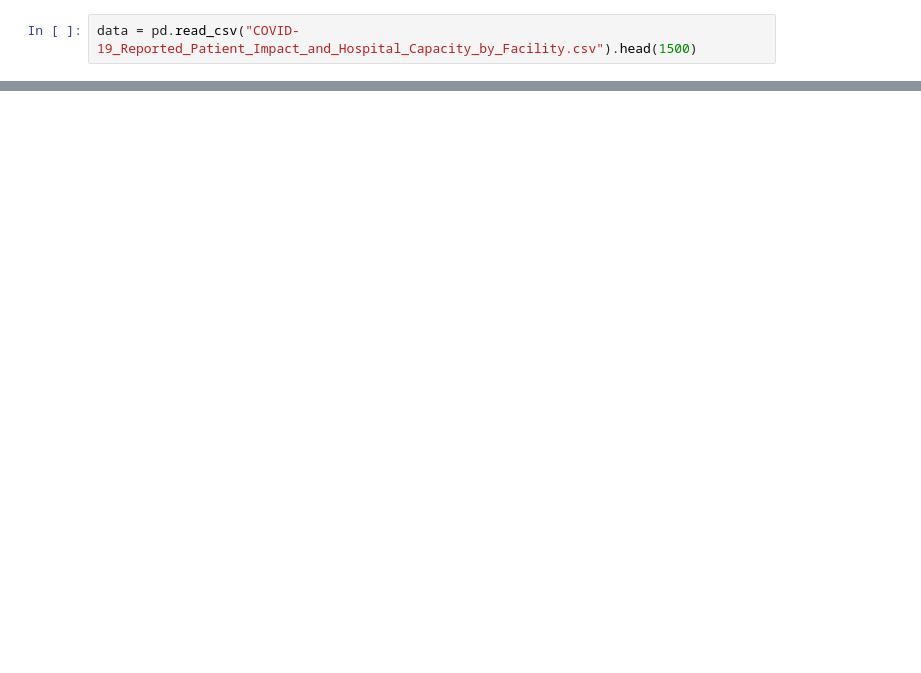
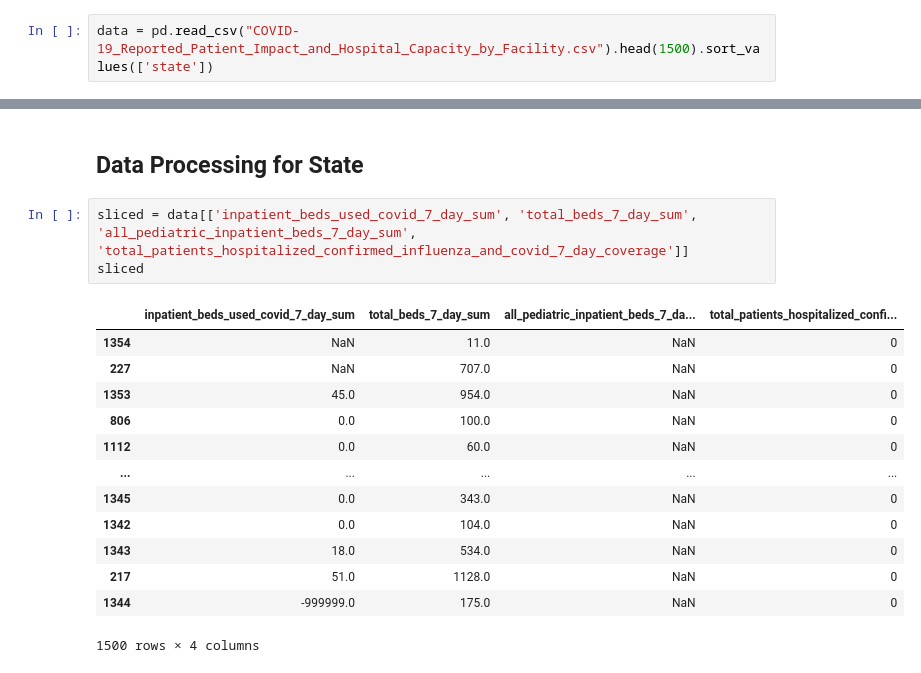
Before and after one commit to Vespacian/Analysis-of-COVID-19, a Jupyter notebook: dAnalysis.ipynb, the cells around one changed output, grey strips where cells are left out. Drawn from its saved outputs; the diff is of its cells as text; blank space fills up the shorter version.

```diff
--- a/dAnalysis.ipynb
+++ b/dAnalysis.ipynb
@@ -5,2 +6,2 @@ import matplotlib as plt
 # %%
-data = pd.read_csv("COVID-19_Reported_Patient_Impact_and_Hospital_Capacity_by_Facility.csv").head(1500)
+data = pd.read_csv("COVID-19_Reported_Patient_Impact_and_Hospital_Capacity_by_Facility.csv").head(1500).sort_values(['state'])
@@ -24,0 +28,19 @@ data.sort_values(['state'])
+# %% [markdown]
+## Data Processing for State
+# %%
+sliced = data[['inpatient_beds_used_covid_7_day_sum', 'total_beds_7_day_sum', 'all_pediatric_inpatient_beds_7_day_sum', 'total_patients_hospitalized_confirmed_influenza_and_covid_7_day_coverage']]
+sliced
+# %% [output]
+|  | inpatient_beds_used_covid_7_day_sum | total_beds_7_day_sum | all_pediatric_inpatient_beds_7_da... | total_patients_hospitalized_confi... |
+| 1354 | NaN | 11.0 | NaN | 0 |
+| 227 | NaN | 707.0 | NaN | 0 |
+| 1353 | 45.0 | 954.0 | NaN | 0 |
+| 806 | 0.0 | 100.0 | NaN | 0 |
+| 1112 | 0.0 | 60.0 | NaN | 0 |
+| ... | ... | ... | ... | ... |
+| 1345 | 0.0 | 343.0 | NaN | 0 |
+| 1342 | 0.0 | 104.0 | NaN | 0 |
+| 1343 | 18.0 | 534.0 | NaN | 0 |
+| 217 | 51.0 | 1128.0 | NaN | 0 |
+| 1344 | -999999.0 | 175.0 | NaN | 0 |
+1500 rows × 4 columns
```
Also changed, not shown: parts of 12 cells of this notebook.
